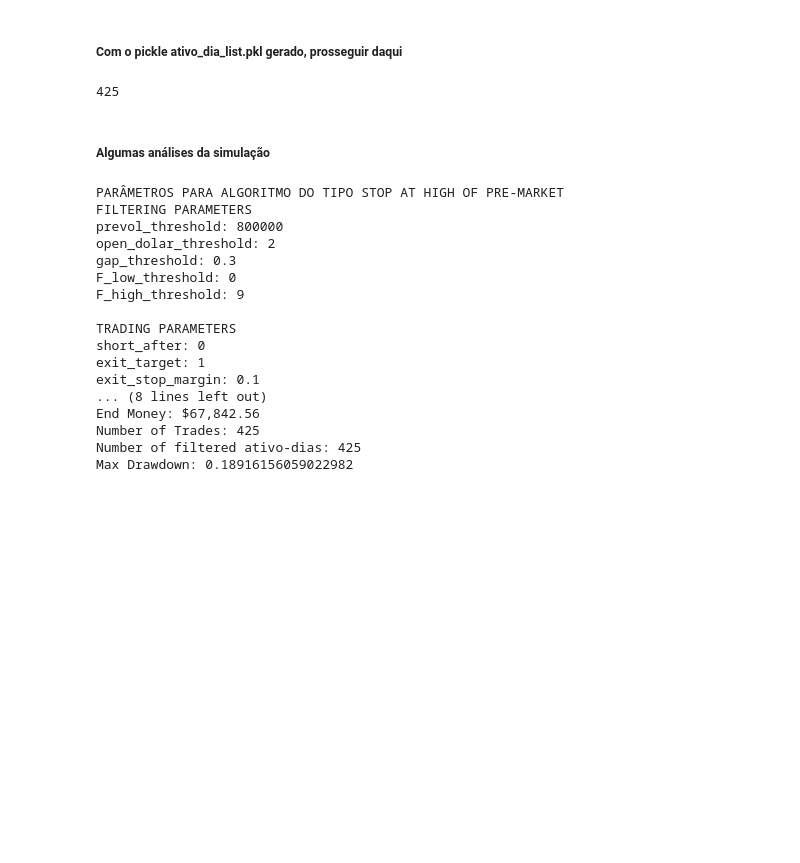
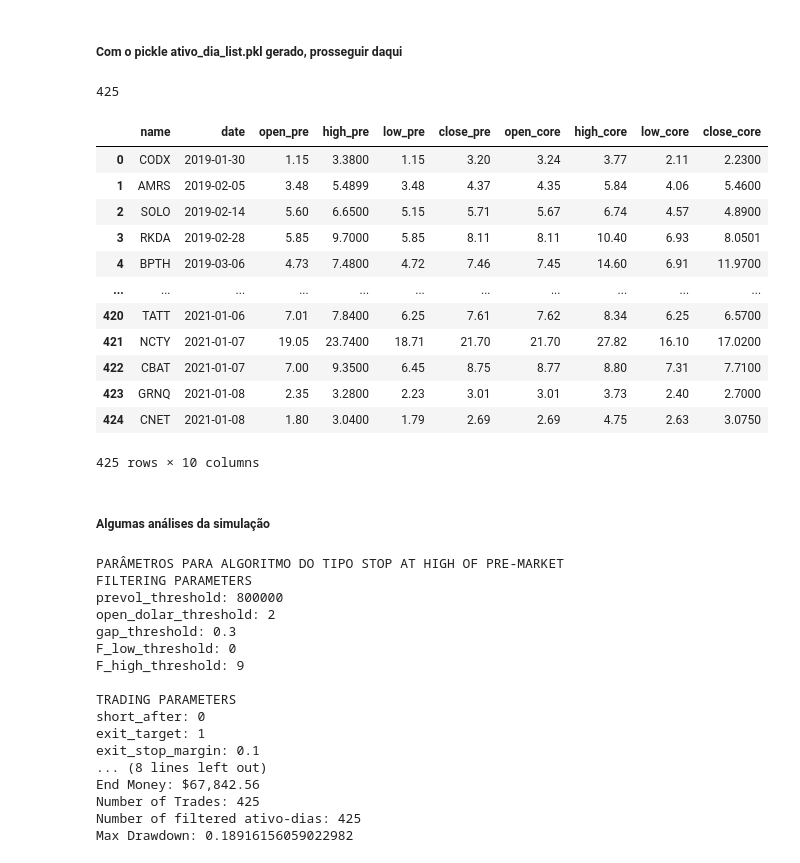
Before and after one commit to gustcomer/pynnystock_analyser, a Jupyter notebook: notebooks/stop_high_pre.ipynb, the cells around one changed output. Saved outputs shown, nothing was run; the diff lists cells and outputs as text; code cells hidden in the pictures; blank space fills up the shorter version.

```diff
--- a/notebooks/stop_high_pre.ipynb
+++ b/notebooks/stop_high_pre.ipynb
@@ -111,3 +109,19 @@ dft
+# %%
+dfes
+# %% [output]
+|  | name | date | open_pre | high_pre | low_pre | close_pre | open_core | high_core | low_core | close_core |
+| 0 | CODX | 2019-01-30 | 1.15 | 3.3800 | 1.15 | 3.20 | 3.24 | 3.77 | 2.11 | 2.2300 |
+| 1 | AMRS | 2019-02-05 | 3.48 | 5.4899 | 3.48 | 4.37 | 4.35 | 5.84 | 4.06 | 5.4600 |
+| 2 | SOLO | 2019-02-14 | 5.60 | 6.6500 | 5.15 | 5.71 | 5.67 | 6.74 | 4.57 | 4.8900 |
+| 3 | RKDA | 2019-02-28 | 5.85 | 9.7000 | 5.85 | 8.11 | 8.11 | 10.40 | 6.93 | 8.0501 |
+| 4 | BPTH | 2019-03-06 | 4.73 | 7.4800 | 4.72 | 7.46 | 7.45 | 14.60 | 6.91 | 11.9700 |
+| ... | ... | ... | ... | ... | ... | ... | ... | ... | ... | ... |
+| 420 | TATT | 2021-01-06 | 7.01 | 7.8400 | 6.25 | 7.61 | 7.62 | 8.34 | 6.25 | 6.5700 |
+| 421 | NCTY | 2021-01-07 | 19.05 | 23.7400 | 18.71 | 21.70 | 21.70 | 27.82 | 16.10 | 17.0200 |
+| 422 | CBAT | 2021-01-07 | 7.00 | 9.3500 | 6.45 | 8.75 | 8.77 | 8.80 | 7.31 | 7.7100 |
+| 423 | GRNQ | 2021-01-08 | 2.35 | 3.2800 | 2.23 | 3.01 | 3.01 | 3.73 | 2.40 | 2.7000 |
+| 424 | CNET | 2021-01-08 | 1.80 | 3.0400 | 1.79 | 2.69 | 2.69 | 4.75 | 2.63 | 3.0750 |
+425 rows × 10 columns
 # %% [markdown]
 ##### Algumas análises da simulação
 # %%
```
Also changed, not shown: parts of 10 cells of this notebook, 14 other files.
